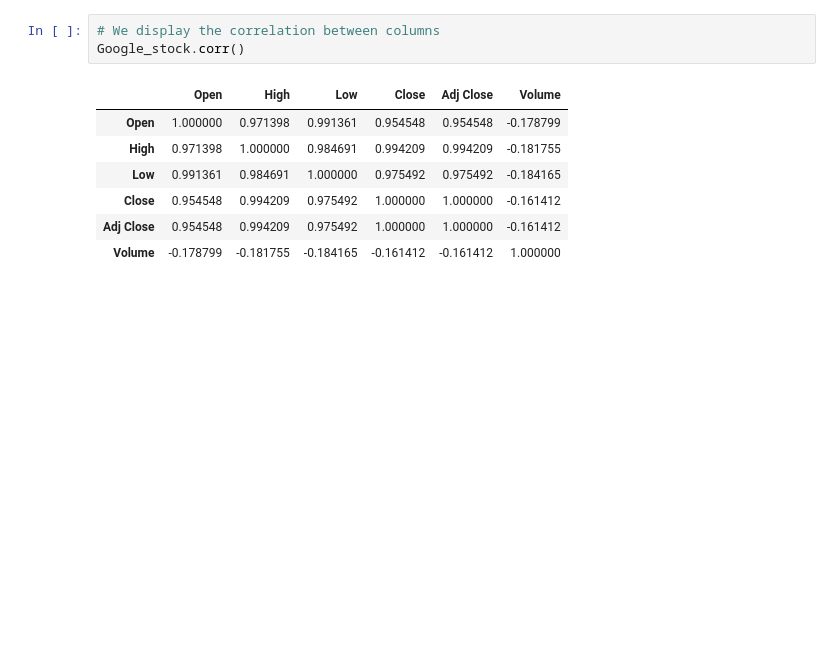
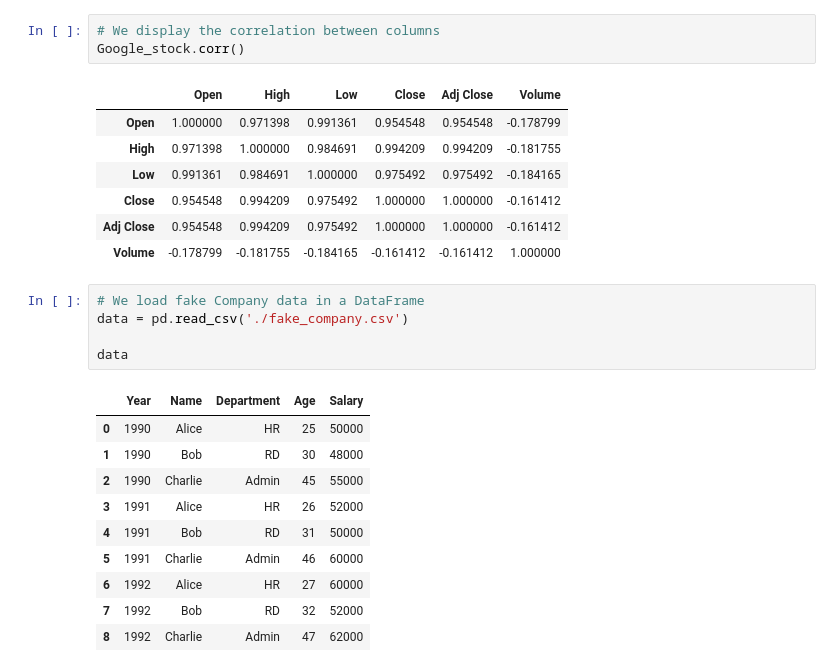
Before and after one commit to TaylorJadin/udacity-pds, a Jupyter notebook: python/lesson 8/05-loading-data.ipynb, the cells around one changed output. Drawn from its saved outputs; the diff is of its cells as text; blank space fills up the shorter version.

```diff
--- a/python/lesson 8/05-loading-data.ipynb
+++ b/python/lesson 8/05-loading-data.ipynb
@@ -137,3 +137,19 @@ Google_stock.corr()
 | Close | 0.954548 | 0.994209 | 0.975492 | 1.000000 | 1.000000 | -0.161412 |
 | Adj Close | 0.954548 | 0.994209 | 0.975492 | 1.000000 | 1.000000 | -0.161412 |
 | Volume | -0.178799 | -0.181755 | -0.184165 | -0.161412 | -0.161412 | 1.000000 |
+# %%
+# We load fake Company data in a DataFrame
+data = pd.read_csv('./fake_company.csv')
+
+data
+# %% [output]
+|  | Year | Name | Department | Age | Salary |
+| 0 | 1990 | Alice | HR | 25 | 50000 |
+| 1 | 1990 | Bob | RD | 30 | 48000 |
+| 2 | 1990 | Charlie | Admin | 45 | 55000 |
+| 3 | 1991 | Alice | HR | 26 | 52000 |
+| 4 | 1991 | Bob | RD | 31 | 50000 |
+| 5 | 1991 | Charlie | Admin | 46 | 60000 |
+| 6 | 1992 | Alice | HR | 27 | 60000 |
+| 7 | 1992 | Bob | RD | 32 | 52000 |
+| 8 | 1992 | Charlie | Admin | 47 | 62000 |
```
Also changed, not shown: parts of 4 cells of this notebook, 1 other file.
